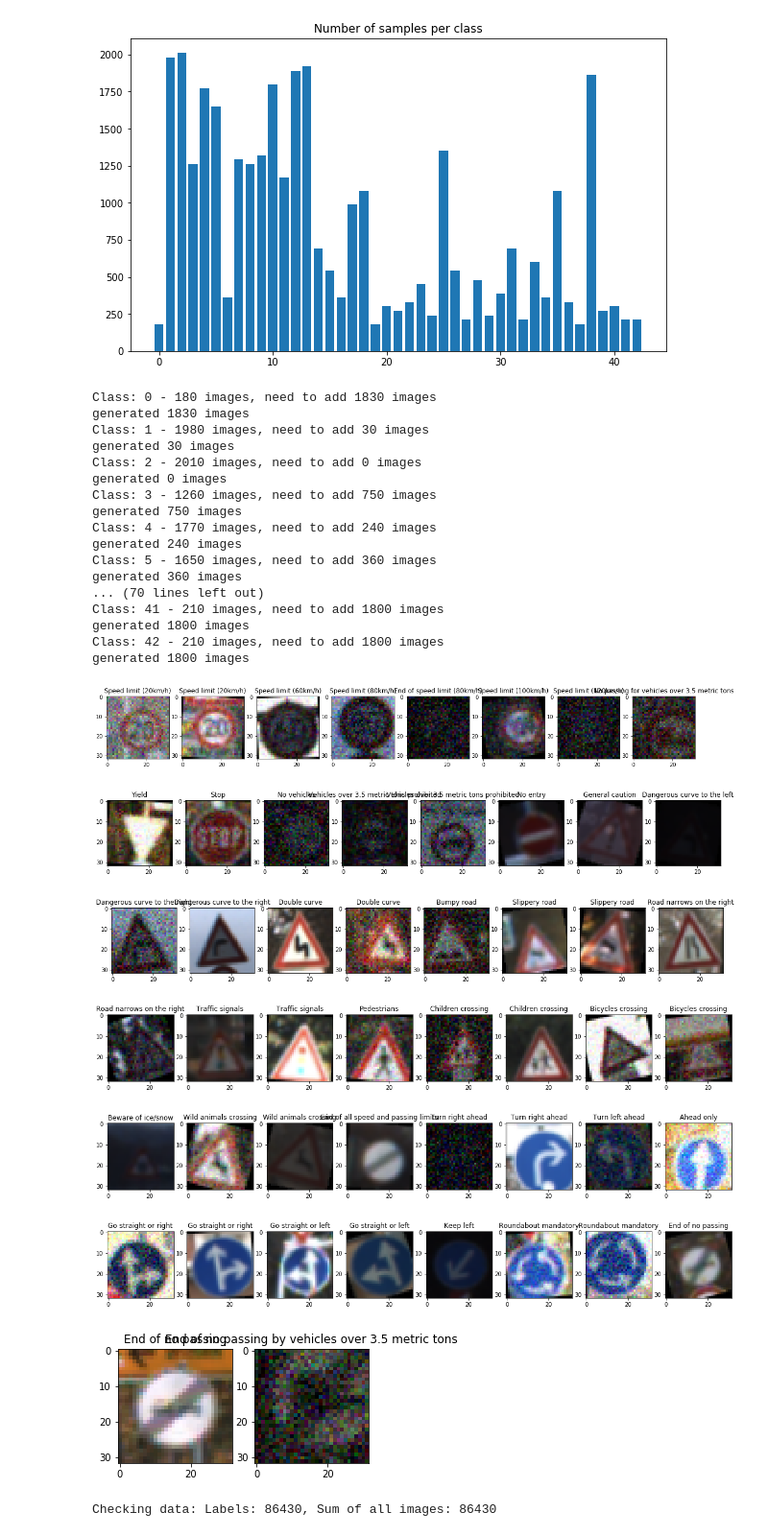
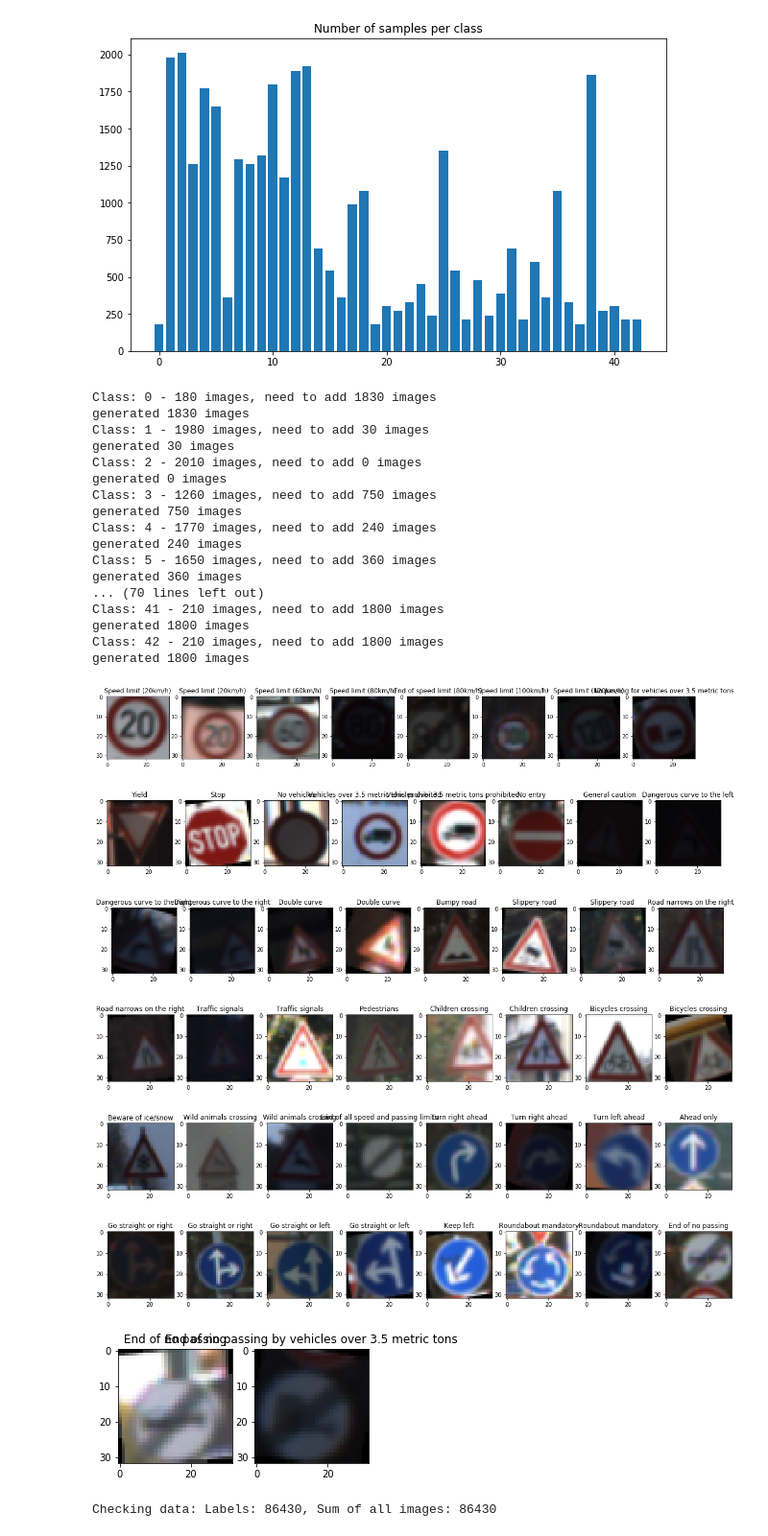
Before and after one commit to RenSilvaAU/CarND-Traffic-Sign-Classifier-Project, a Jupyter notebook: Traffic_Sign_Classifier.ipynb, the cells around one changed output. Shown at 96% size. Saved outputs shown, nothing was run; the diff lists cells and outputs as text; code cells hidden in the pictures.

```diff
--- a/Traffic_Sign_Classifier.ipynb
+++ b/Traffic_Sign_Classifier.ipynb
@@ -334,10 +334,10 @@ def augment_dataset(images,labels,class_balance):
             # always perform a zoom and translation
             gen = custom_zoom_translation(images[img_list[i]])
 
-            # randomly apply other transformations
-            if coin_toss():
-                # add random noise
-                gen = sk.util.random_noise(gen)
+#             # randomly apply other transformations
+#             if coin_toss():
+#                 # add random noise
+#                 gen = sk.util.random_noise(gen)
 
             if coin_toss():
                 # a little rotation for good measure
@@ -369,40 +369,40 @@ def augment_dataset(images,labels,class_balance):
     images = np.concatenate((images, X_add), axis=0)
     labels = np.concatenate((labels, y_add), axis=0)
 
     # check some of the generated images
     display_images(X_add,y_add,50)
 
     return images, labels
 
 # ------------------------------------------------------------------------------------------
 # Call function
 # ------------------------------------------------------------------------------------------
 aug_X_train, aug_y_train =  augment_dataset(X_train,y_train,class_balance)
 # %% [output]
 Class: 0 - 180 images, need to add 1830 images
 generated 1830 images
 Class: 1 - 1980 images, need to add 30 images
 generated 30 images
 Class: 2 - 2010 images, need to add 0 images
 generated 0 images
 Class: 3 - 1260 images, need to add 750 images
 generated 750 images
 Class: 4 - 1770 images, need to add 240 images
 generated 240 images
 Class: 5 - 1650 images, need to add 360 images
 generated 360 images
 ... (70 lines left out)
 Class: 41 - 210 images, need to add 1800 images
 generated 1800 images
 Class: 42 - 210 images, need to add 1800 images
 generated 1800 images
-[figure, old version]
+[figure, new version]
-[figure, old version]
+[figure, new version]
-[figure, old version]
+[figure, new version]
-[figure, old version]
+[figure, new version]
-[figure, old version]
+[figure, new version]
-[figure, old version]
+[figure, new version]
-[figure, old version]
+[figure, new version]
 # %%
 # now check balance of new classes
 
```
Also changed, not shown: parts of 3 cells of this notebook, 3 other files.
